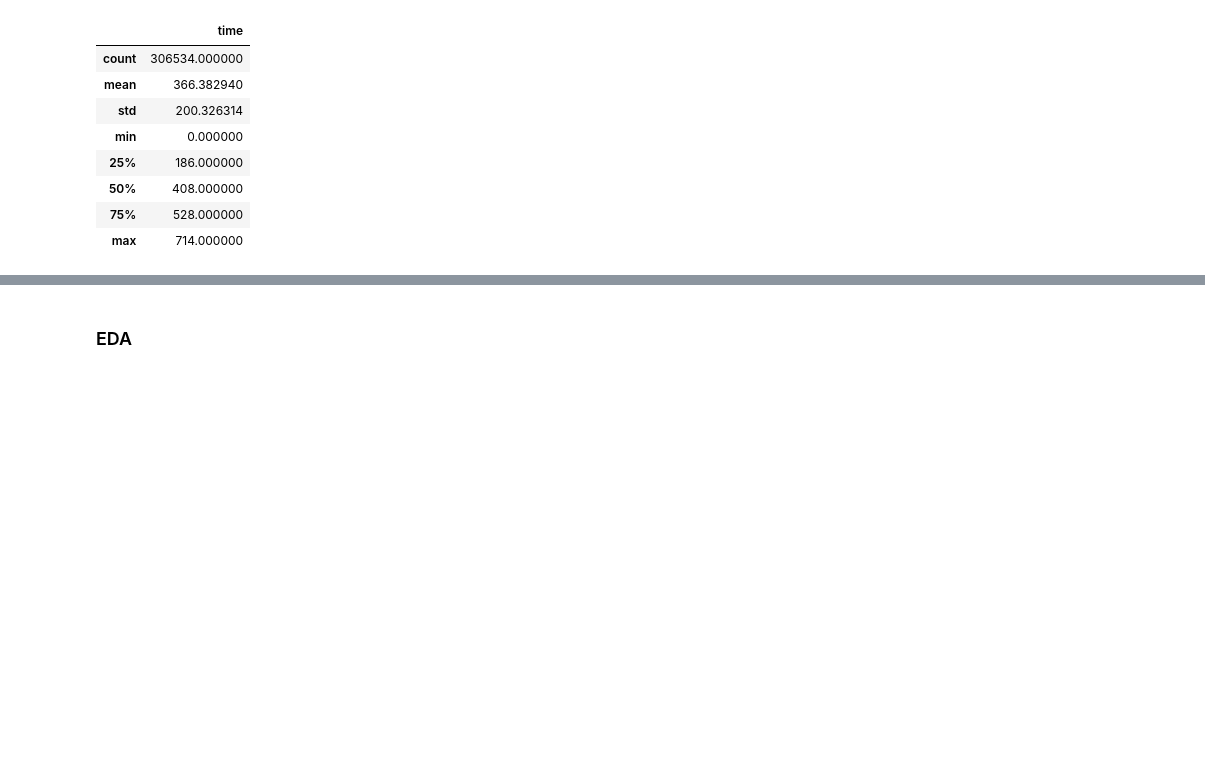
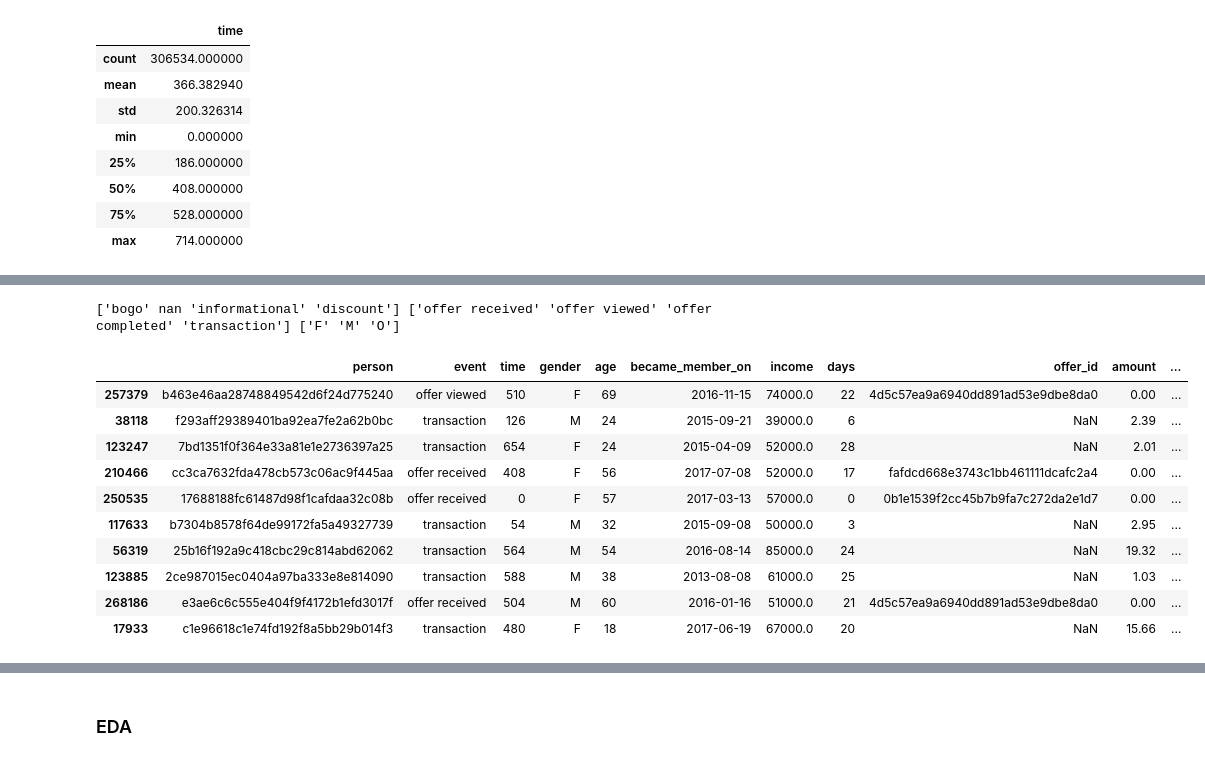
Before and after one commit to linnndachen/starbucks_capstone, a Jupyter notebook: Starbucks_Capstone_notebook.ipynb, the cells around one changed output, grey strips where cells are left out. Drawn from its saved outputs; the diff is of its cells as text; code cells hidden in the pictures; blank space fills up the shorter version.

```diff
--- a/Starbucks_Capstone_notebook.ipynb
+++ b/Starbucks_Capstone_notebook.ipynb
@@ -415,0 +256,22 @@ com_df.sample(10)
+# %%
+def clean_profile(df):
+    clean_df = df[df['gender'].notnull()].copy() #drop null values
+    clean_df.drop('id', axis=1, inplace=True) #drop the repeated column after combine
+
+    #change became_member_on to datetime formate
+    clean_df['became_member_on'] = pd.to_datetime(clean_df['became_member_on'], format='%Y%m%d')
+
+    #change the time in hours to days, rounding up
+    clean_df['days'] = clean_df['time'].apply(lambda x: int(x / 24) + (x % 24 > 0))
+
+    #clean the value column
+    clean_df['offer_id'] = clean_df['value'].apply(lambda x: x['offer id'] if 'offer id' in x else x['offer_id'] if 'offer_id' in x else np.nan)
+    clean_df['amount'] = clean_df['value'].apply(lambda x: x.get('amount', 0))
+    clean_df.drop(['value'], axis=1, inplace=True)
+
+    clean_df = clean_df.reset_index(drop=True)
+
+    return clean_df
+# %%
+clean_df = clean_profile(df)
+clean_df.head()
@@ -415,0 +326,5 @@ com_df.sample(10)
+# %%
+#merge the three datasets
+full_df = clean_df.merge(portfolio, left_on='offer_id', right_on='id', how='outer')
+full_df.drop(['id'], axis=1, inplace=True) #drop the repeated column
+full_df.sample(5)
@@ -416,3 +381,35 @@ com_df.sample(10)
+# %%
+print((full_df['offer_type'].unique()), (full_df['event'].unique()), full_df['gender'].unique())
+# %% [output]
+['bogo' nan 'informational' 'discount'] ['offer received' 'offer viewed' 'offer completed' 'transaction'] ['F' 'M' 'O']
+# %%
+def cate2num(df, cols):
+    for col in cols:
+        array = df[col].unique()
+        value_nums = len(array)
+        length = len(df)
+        df[col+'_id'] = df[col]
+
+        for i in range(value_nums):
+            df[col+'_id'] = np.where(df[col] == array[i] , i, df[col+'_id'])
+
+    return df
+# %%
+cols = ['gender', 'event', 'offer_type']
+full_clean = cate2num(full_df, cols)
+full_clean.sample(10)
+# %% [output]
+|  | person | event | time | gender | age | became_member_on | income | days | offer_id | amount | ... |
+| 257379 | b463e46aa28748849542d6f24d775240 | offer viewed | 510 | F | 69 | 2016-11-15 | 74000.0 | 22 | 4d5c57ea9a6940dd891ad53e9dbe8da0 | 0.00 | ... |
+| 38118 | f293aff29389401ba92ea7fe2a62b0bc | transaction | 126 | M | 24 | 2015-09-21 | 39000.0 | 6 | NaN | 2.39 | ... |
+| 123247 | 7bd1351f0f364e33a81e1e2736397a25 | transaction | 654 | F | 24 | 2015-04-09 | 52000.0 | 28 | NaN | 2.01 | ... |
+| 210466 | cc3ca7632fda478cb573c06ac9f445aa | offer received | 408 | F | 56 | 2017-07-08 | 52000.0 | 17 | fafdcd668e3743c1bb461111dcafc2a4 | 0.00 | ... |
+| 250535 | 17688188fc61487d98f1cafdaa32c08b | offer received | 0 | F | 57 | 2017-03-13 | 57000.0 | 0 | 0b1e1539f2cc45b7b9fa7c272da2e1d7 | 0.00 | ... |
+| 117633 | b7304b8578f64de99172fa5a49327739 | transaction | 54 | M | 32 | 2015-09-08 | 50000.0 | 3 | NaN | 2.95 | ... |
+| 56319 | 25b16f192a9c418cbc29c814abd62062 | transaction | 564 | M | 54 | 2016-08-14 | 85000.0 | 24 | NaN | 19.32 | ... |
+| 123885 | 2ce987015ec0404a97ba333e8e814090 | transaction | 588 | M | 38 | 2013-08-08 | 61000.0 | 25 | NaN | 1.03 | ... |
+| 268186 | e3ae6c6c555e404f9f4172b1efd3017f | offer received | 504 | M | 60 | 2016-01-16 | 51000.0 | 21 | 4d5c57ea9a6940dd891ad53e9dbe8da0 | 0.00 | ... |
+| 17933 | c1e96618c1e74fd192f8a5bb29b014f3 | transaction | 480 | F | 18 | 2017-06-19 | 67000.0 | 20 | NaN | 15.66 | ... |
 # %%
 channelType_id = []
 
```
Also changed, not shown: parts of 60 cells of this notebook.
